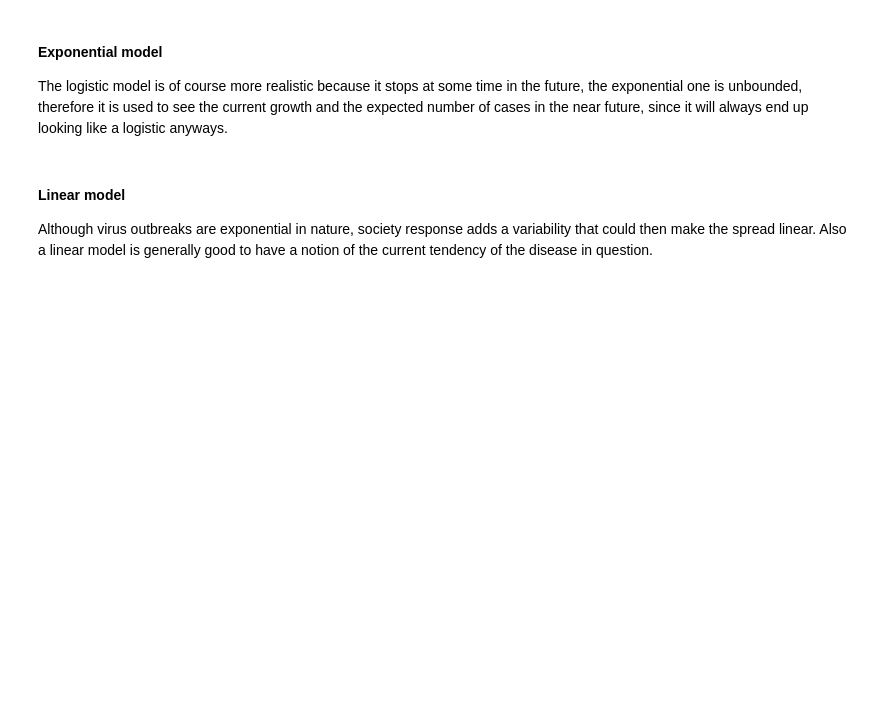
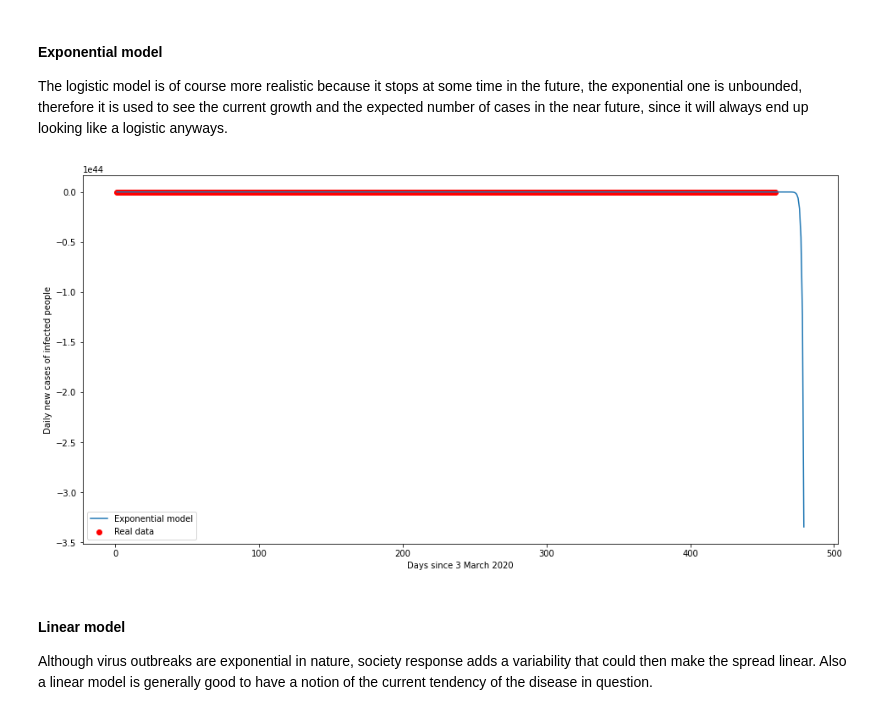
Before and after one commit to fiskker/argentina-covid-19, a Jupyter notebook: Argentina COVID-19 Stats.ipynb, the cells around one changed output. Saved outputs shown, nothing was run; the diff lists cells and outputs as text; code cells hidden in the pictures; blank space fills up the shorter version.

```diff
--- a/Argentina COVID-19 Stats.ipynb
+++ b/Argentina COVID-19 Stats.ipynb
@@ -565,25 +567,27 @@ The logistic model is of course more realistic because it stops at some time in
 # %%
 def exponential_model(x,a,b,c):
     return a*np.exp(b*(x-c))
 
 x = list(days_data.keys())
 y = list(days_data.values())
 
 fut_x = [i for i in range(x[-1] + 1, x[-1] + 21)]
 pred_x = x + fut_x
 
 exp_fit = curve_fit(exponential_model, x, y, maxfev = 10000)
 
+fig, ax = plt.subplots(figsize = (16, 8))
 # Real data
-plt.scatter(x, y, label="Real data", color="red")
+ax.scatter(x, y, label="Real data", color="red")
 
 # Predicted exponential curve
-plt.plot(pred_x, [exponential_model(i, exp_fit[0][0], exp_fit[0][1], exp_fit[0][2]) for i in pred_x], label="Exponential model")
+ax.plot(pred_x, [exponential_model(i, exp_fit[0][0], exp_fit[0][1], exp_fit[0][2]) for i in pred_x], label="Exponential model")
 
-plt.legend()
-plt.xlabel("Days since 3 March 2020")
-plt.ylabel("Daily new cases of infected people")
-plt.show()
+ax.legend()
+ax.set_xlabel("Days since 3 March 2020")
+ax.set_ylabel("Daily new cases of infected people");
+# %% [output]
+[figure, added]
 # %% [markdown]
 #### Linear model
 
```
Also changed, not shown: parts of 4 cells of this notebook.
